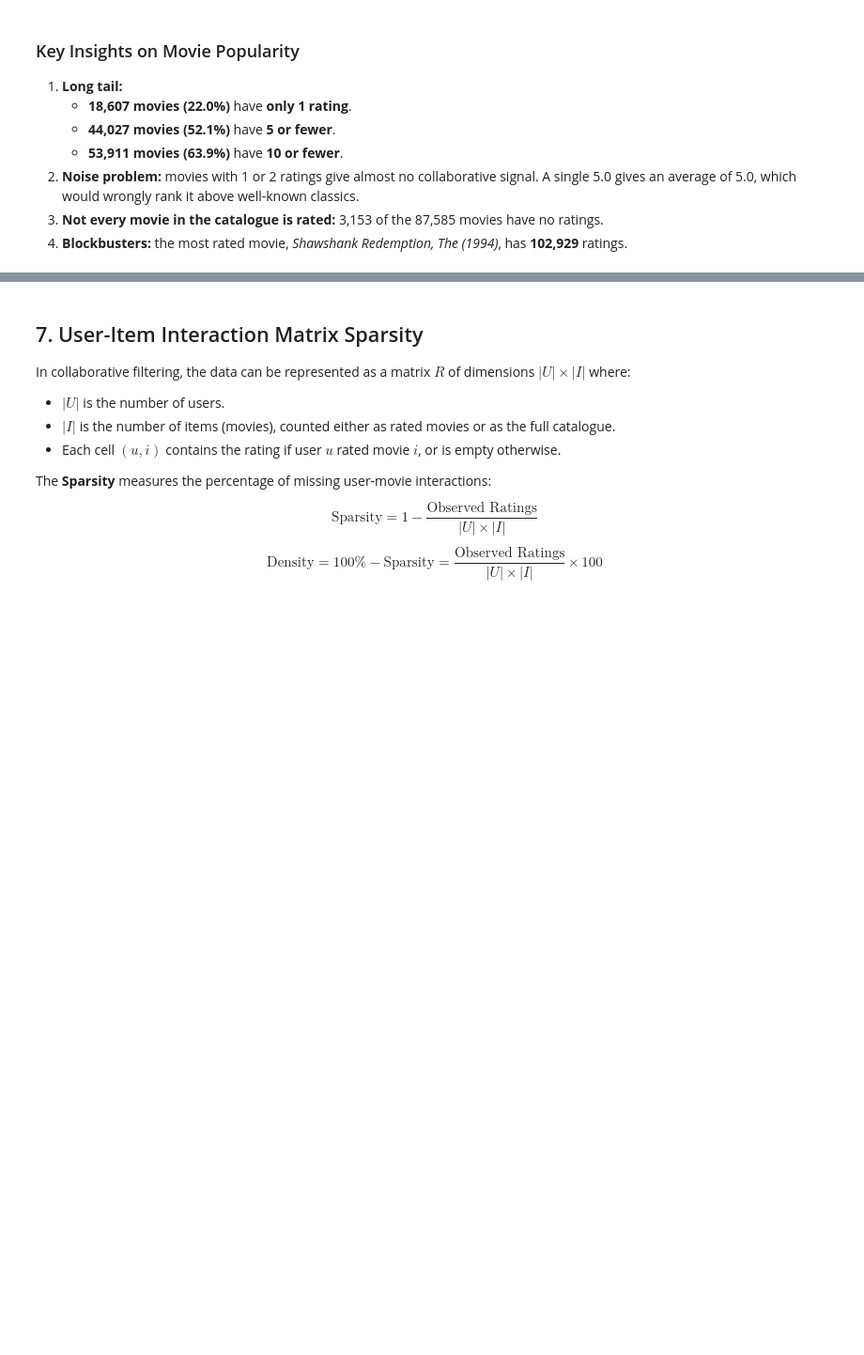
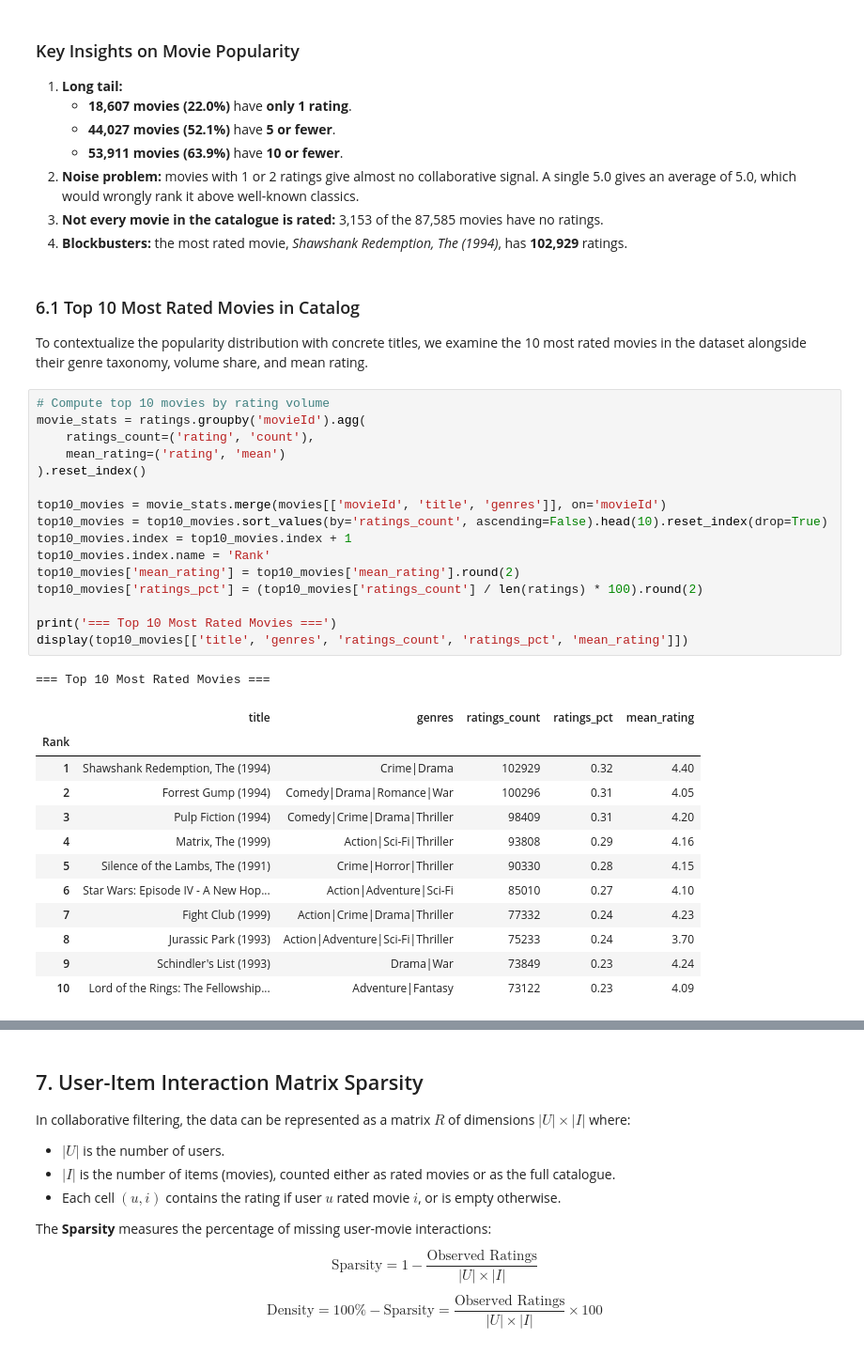
Before and after one commit to 2026-ADS-B1/team-B1-recsys, a Jupyter notebook: notebooks/eda_ratings.ipynb, the cells around one changed output, grey strips where cells are left out. Shown at 94% size. Cells and saved outputs as stored; diff of their text form; blank space fills up the shorter version.

```diff
--- a/notebooks/eda_ratings.ipynb
+++ b/notebooks/eda_ratings.ipynb
@@ -487,3 +487,36 @@ display(Markdown(f"""### Key Insights on Movie Popularity
 2. **Noise problem:** movies with 1 or 2 ratings give almost no collaborative signal. A single 5.0 gives an average of 5.0, which would wrongly rank it above well-known classics.
 3. **Not every movie in the catalogue is rated:** 3,153 of the 87,585 movies have no ratings.
 4. **Blockbusters:** the most rated movie, *Shawshank Redemption, The (1994)*, has **102,929** ratings.
+# %% [markdown]
+### 6.1 Top 10 Most Rated Movies in Catalog
+To contextualize the popularity distribution with concrete titles, we examine the 10 most rated movies in the dataset alongside their genre taxonomy, volume share, and mean rating.
+# %%
+# Compute top 10 movies by rating volume
+movie_stats = ratings.groupby('movieId').agg(
+    ratings_count=('rating', 'count'),
+    mean_rating=('rating', 'mean')
+).reset_index()
+
+top10_movies = movie_stats.merge(movies[['movieId', 'title', 'genres']], on='movieId')
+top10_movies = top10_movies.sort_values(by='ratings_count', ascending=False).head(10).reset_index(drop=True)
+top10_movies.index = top10_movies.index + 1
+top10_movies.index.name = 'Rank'
+top10_movies['mean_rating'] = top10_movies['mean_rating'].round(2)
+top10_movies['ratings_pct'] = (top10_movies['ratings_count'] / len(ratings) * 100).round(2)
+
+print('=== Top 10 Most Rated Movies ===')
+display(top10_movies[['title', 'genres', 'ratings_count', 'ratings_pct', 'mean_rating']])
+# %% [output]
+=== Top 10 Most Rated Movies ===
+|  | title | genres | ratings_count | ratings_pct | mean_rating |
+| Rank |  |  |  |  |  |
+| 1 | Shawshank Redemption, The (1994) | Crime|Drama | 102929 | 0.32 | 4.40 |
+| 2 | Forrest Gump (1994) | Comedy|Drama|Romance|War | 100296 | 0.31 | 4.05 |
+| 3 | Pulp Fiction (1994) | Comedy|Crime|Drama|Thriller | 98409 | 0.31 | 4.20 |
+| 4 | Matrix, The (1999) | Action|Sci-Fi|Thriller | 93808 | 0.29 | 4.16 |
+| 5 | Silence of the Lambs, The (1991) | Crime|Horror|Thriller | 90330 | 0.28 | 4.15 |
+| 6 | Star Wars: Episode IV - A New Hop... | Action|Adventure|Sci-Fi | 85010 | 0.27 | 4.10 |
+| 7 | Fight Club (1999) | Action|Crime|Drama|Thriller | 77332 | 0.24 | 4.23 |
+| 8 | Jurassic Park (1993) | Action|Adventure|Sci-Fi|Thriller | 75233 | 0.24 | 3.70 |
+| 9 | Schindler's List (1993) | Drama|War | 73849 | 0.23 | 4.24 |
+| 10 | Lord of the Rings: The Fellowship... | Adventure|Fantasy | 73122 | 0.23 | 4.09 |
```
Also changed, not shown: parts of 5 cells of this notebook.
